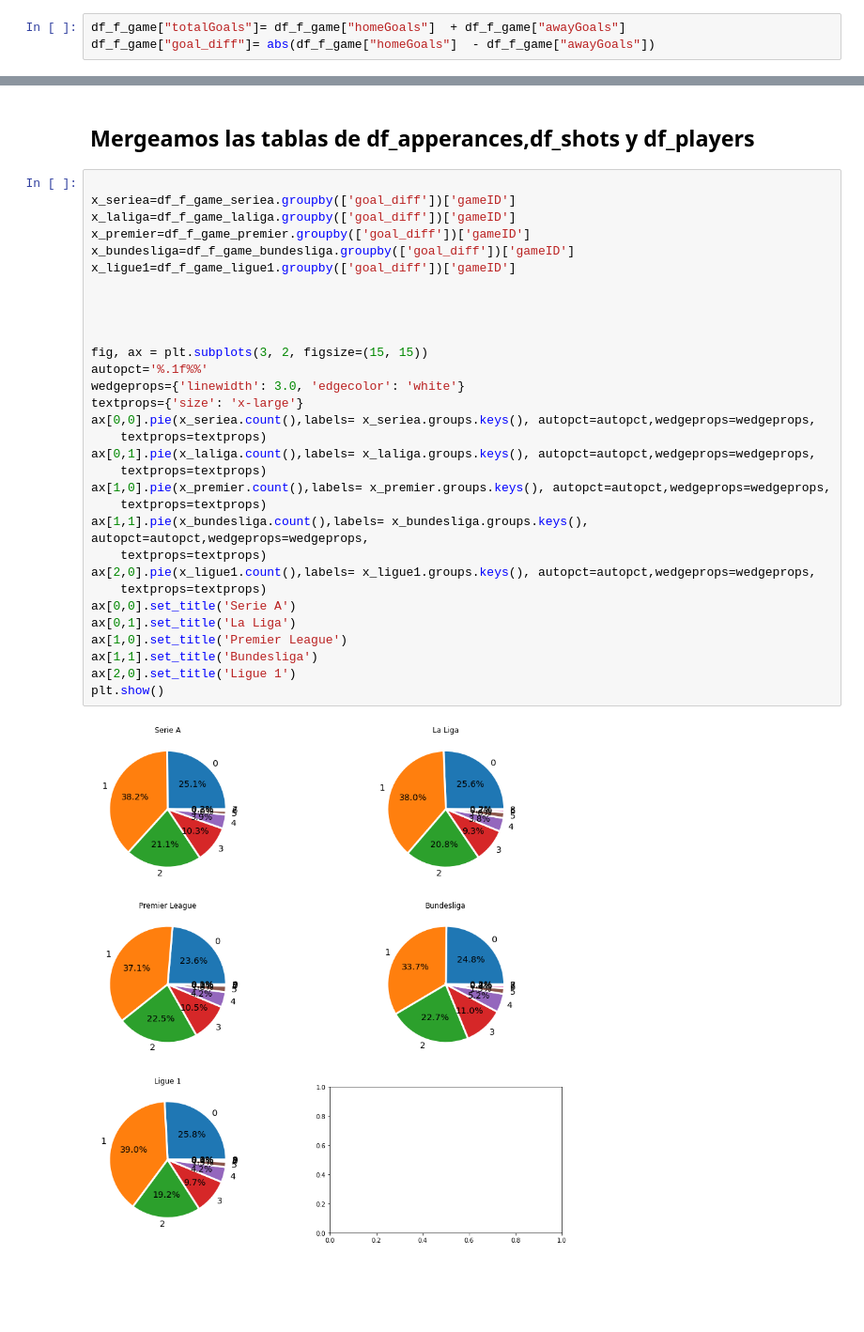
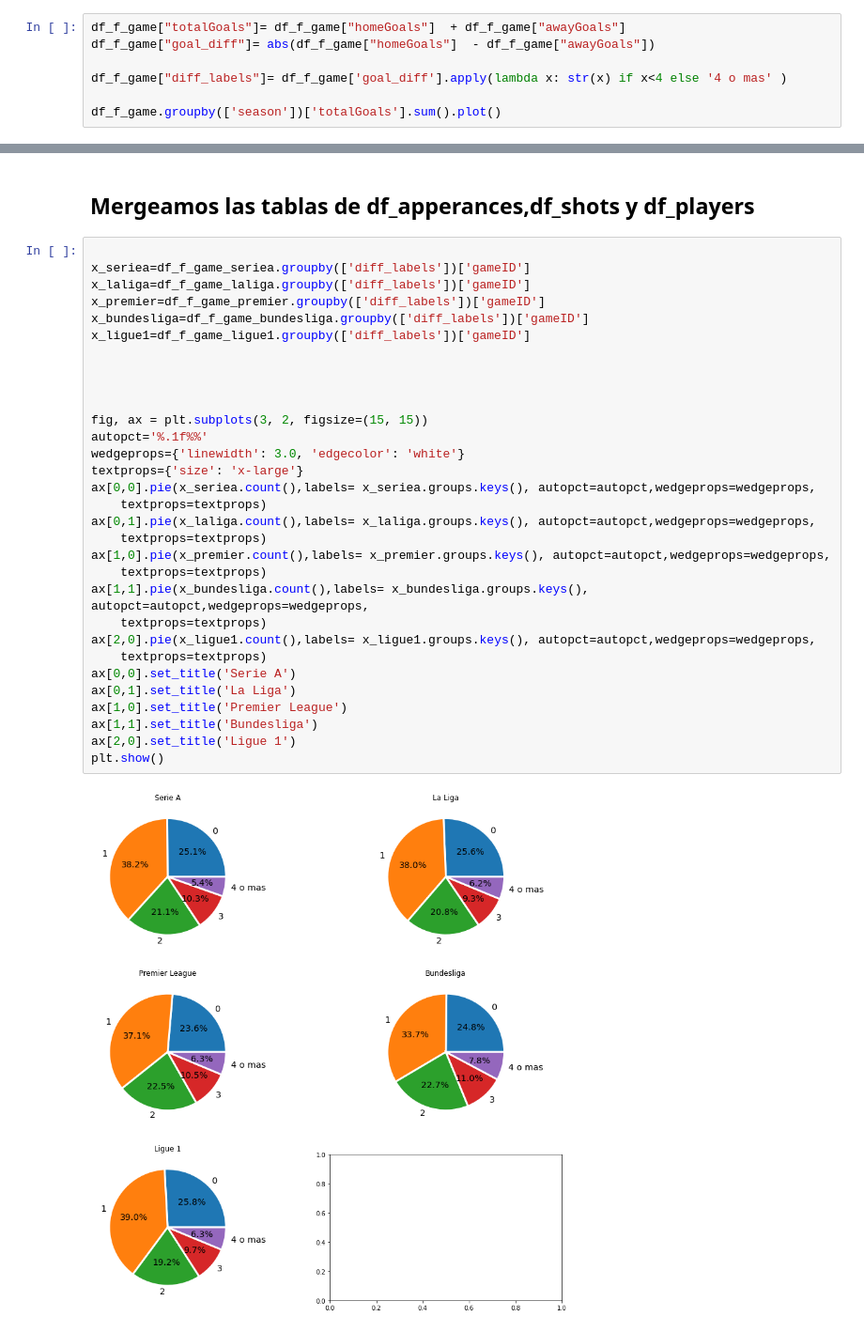
Before and after one commit to mcannoni/soccer_database, a Jupyter notebook: ProyectoDS_ParteI_+Cannoni+Poses.ipynb, the cells around one changed output, grey strips where cells are left out. Shown: that part at 94% size. Saved outputs shown, nothing was run; the diff lists cells and outputs as text; blank space fills up the shorter version.

```diff
--- a/ProyectoDS_ParteI_+Cannoni+Poses.ipynb
+++ b/ProyectoDS_ParteI_+Cannoni+Poses.ipynb
@@ -119,3 +103,7 @@ df_f_game.groupby(['result_home'])['gameID'].count().plot(kind = "pie",autopct='
 # %%
 df_f_game["totalGoals"]= df_f_game["homeGoals"]  + df_f_game["awayGoals"]
 df_f_game["goal_diff"]= abs(df_f_game["homeGoals"]  - df_f_game["awayGoals"])
+
+df_f_game["diff_labels"]= df_f_game['goal_diff'].apply(lambda x: str(x) if x<4 else '4 o mas' )
+
+df_f_game.groupby(['season'])['totalGoals'].sum().plot()
@@ -157,34 +143,34 @@ sns.pairplot(data=data, hue="liga")
 ## Mergeamos las tablas de df_apperances,df_shots y df_players
 # %%
 
-x_seriea=df_f_game_seriea.groupby(['goal_diff'])['gameID']
-x_laliga=df_f_game_laliga.groupby(['goal_diff'])['gameID']
-x_premier=df_f_game_premier.groupby(['goal_diff'])['gameID']
-x_bundesliga=df_f_game_bundesliga.groupby(['goal_diff'])['gameID']
-x_ligue1=df_f_game_ligue1.groupby(['goal_diff'])['gameID']
+x_seriea=df_f_game_seriea.groupby(['diff_labels'])['gameID']
+x_laliga=df_f_game_laliga.groupby(['diff_labels'])['gameID']
+x_premier=df_f_game_premier.groupby(['diff_labels'])['gameID']
+x_bundesliga=df_f_game_bundesliga.groupby(['diff_labels'])['gameID']
+x_ligue1=df_f_game_ligue1.groupby(['diff_labels'])['gameID']
 
 
 
 
 fig, ax = plt.subplots(3, 2, figsize=(15, 15))
 autopct='%.1f%%'
 wedgeprops={'linewidth': 3.0, 'edgecolor': 'white'}
 textprops={'size': 'x-large'}
 ax[0,0].pie(x_seriea.count(),labels= x_seriea.groups.keys(), autopct=autopct,wedgeprops=wedgeprops,
     textprops=textprops)
 ax[0,1].pie(x_laliga.count(),labels= x_laliga.groups.keys(), autopct=autopct,wedgeprops=wedgeprops,
     textprops=textprops)
 ax[1,0].pie(x_premier.count(),labels= x_premier.groups.keys(), autopct=autopct,wedgeprops=wedgeprops,
     textprops=textprops)
 ax[1,1].pie(x_bundesliga.count(),labels= x_bundesliga.groups.keys(), autopct=autopct,wedgeprops=wedgeprops,
     textprops=textprops)
 ax[2,0].pie(x_ligue1.count(),labels= x_ligue1.groups.keys(), autopct=autopct,wedgeprops=wedgeprops,
     textprops=textprops)
 ax[0,0].set_title('Serie A')
 ax[0,1].set_title('La Liga')
 ax[1,0].set_title('Premier League')
 ax[1,1].set_title('Bundesliga')
 ax[2,0].set_title('Ligue 1')
 plt.show()
 # %% [output]
-[figure, old version]
+[figure, new version]
```
Also changed, not shown: parts of 24 cells of this notebook.
